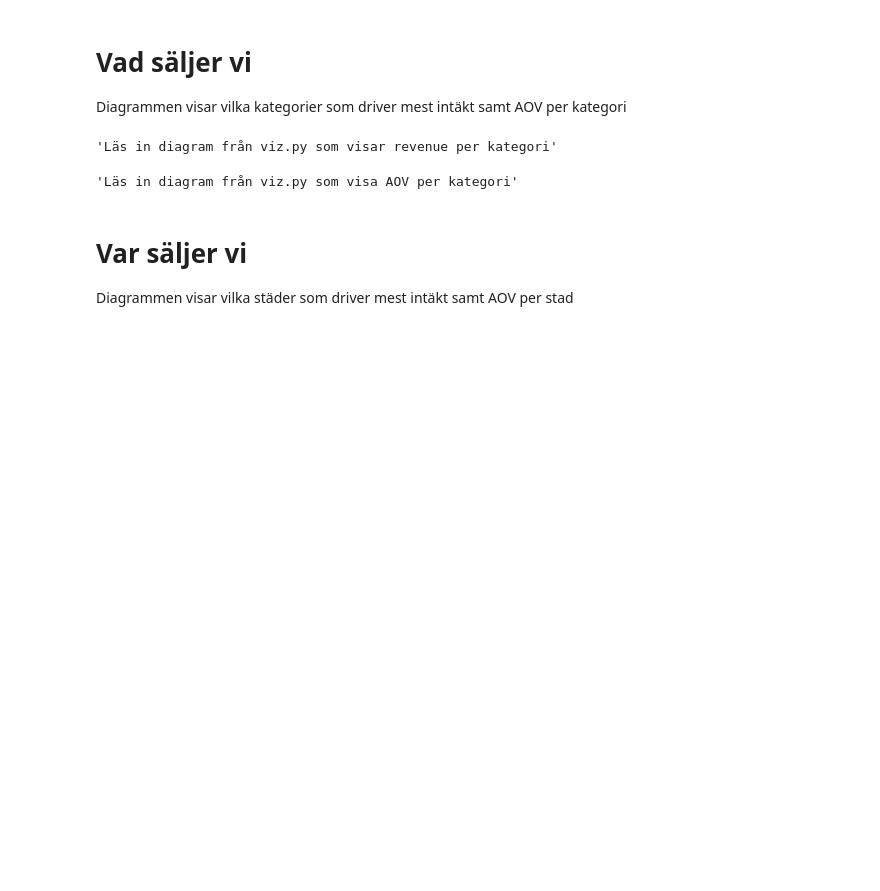
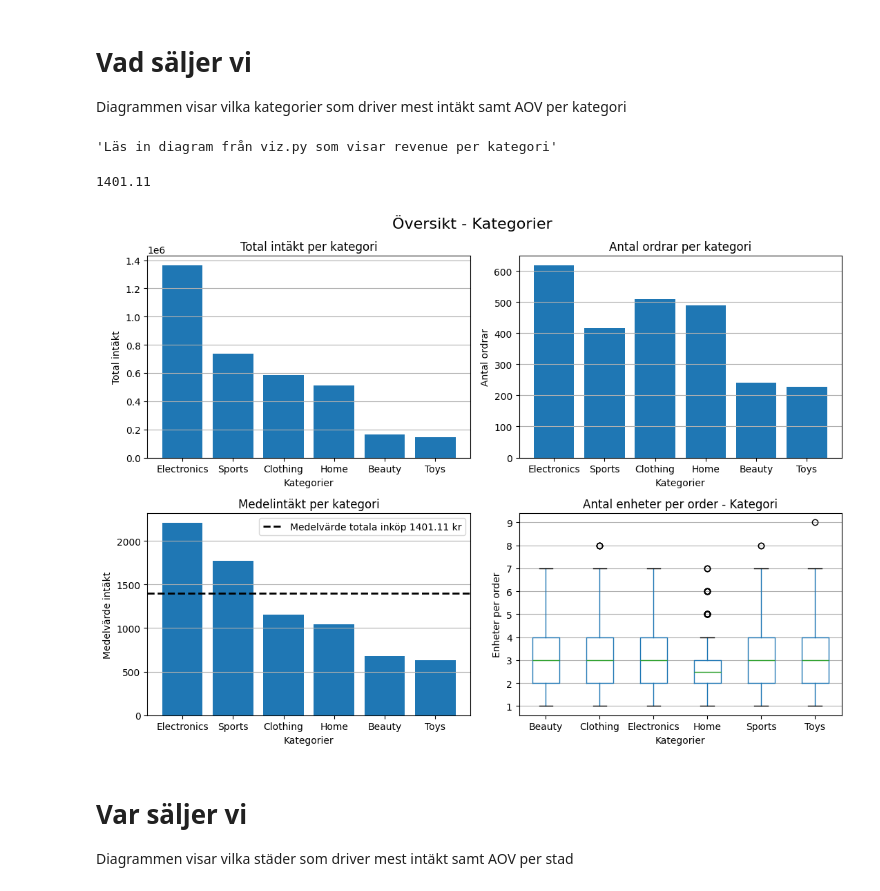
Before and after one commit to eliasstalfreelancer/GruppArbete, a Jupyter notebook: Report.ipynb, the cells around one changed output. Drawn from its saved outputs; the diff is of its cells as text; code cells hidden in the pictures; blank space fills up the shorter version.

```diff
--- a/Report.ipynb
+++ b/Report.ipynb
@@ -83,19 +88,19 @@ Diagrammen visar vilka kategorier som driver mest intäkt samt AOV per kategori
 # %%
 by_category =round(me.groupby_category(df),0)
 
+aov = me.average_vaule_order(df)
 fig, axes = plt.subplots(2, 2, figsize=(11, 8), sharex=False, sharey=False)
 vi.bar(axes[0,0], by_category['category'], by_category['total'], 'Total intäkt per kategori', 'Kategorier', 'Total intäkt')
 vi.bar(axes[0,1], by_category['category'], by_category['antal'], 'Antal ordrar per kategori', 'Kategorier', 'Antal ordrar')
 vi.bar(axes[1,0], by_category['category'], by_category['medel'], 'Medelintäkt per kategori', 'Kategorier', 'Medelvärde intäkt')
-axes[1,0].axhline(1401, linestyle='--', color='black', linewidth=2, label=f'Medelvärde totala inköp 1401 kr' ) # ska ändras till nyckelvärdet avo
+axes[1,0].axhline(aov, linestyle='--', color='black', linewidth=2, label=f'Medelvärde totala inköp {aov} kr' )
 axes[1,0].legend()
 vi.box(axes[1,1],df,'units','category','Antal enheter per order - Kategori', 'Kategorier', 'Enheter per order',)
 fig.suptitle('Översikt - Kategorier', fontsize=16)
 plt.tight_layout()
-
-# average_vaule_order
 # %% [output]
-'Läs in diagram från viz.py som visa AOV per kategori'
+1401.11
+[figure, added]
 # %% [markdown]
 # Var säljer vi
 Diagrammen visar vilka städer som driver mest intäkt samt AOV per stad
```
Also changed, not shown: parts of 2 cells of this notebook.
